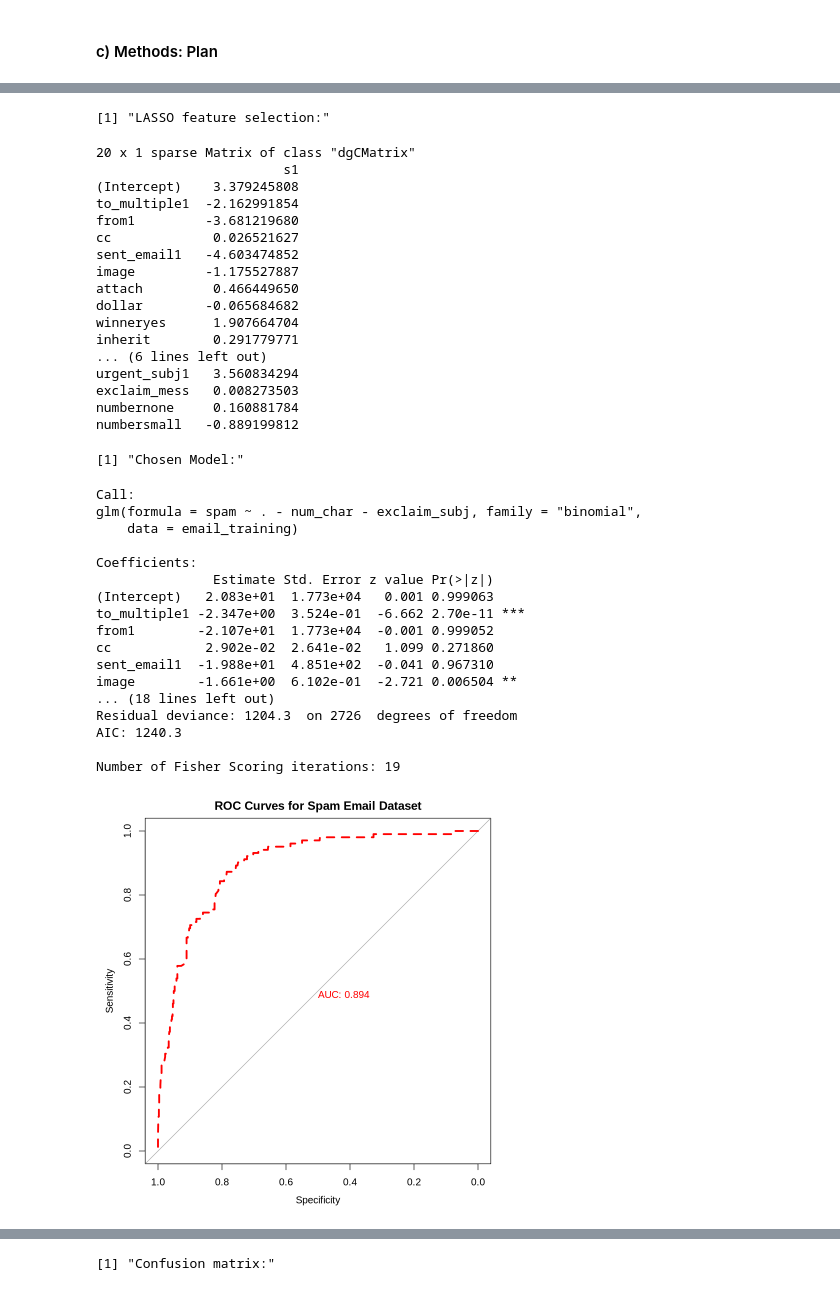
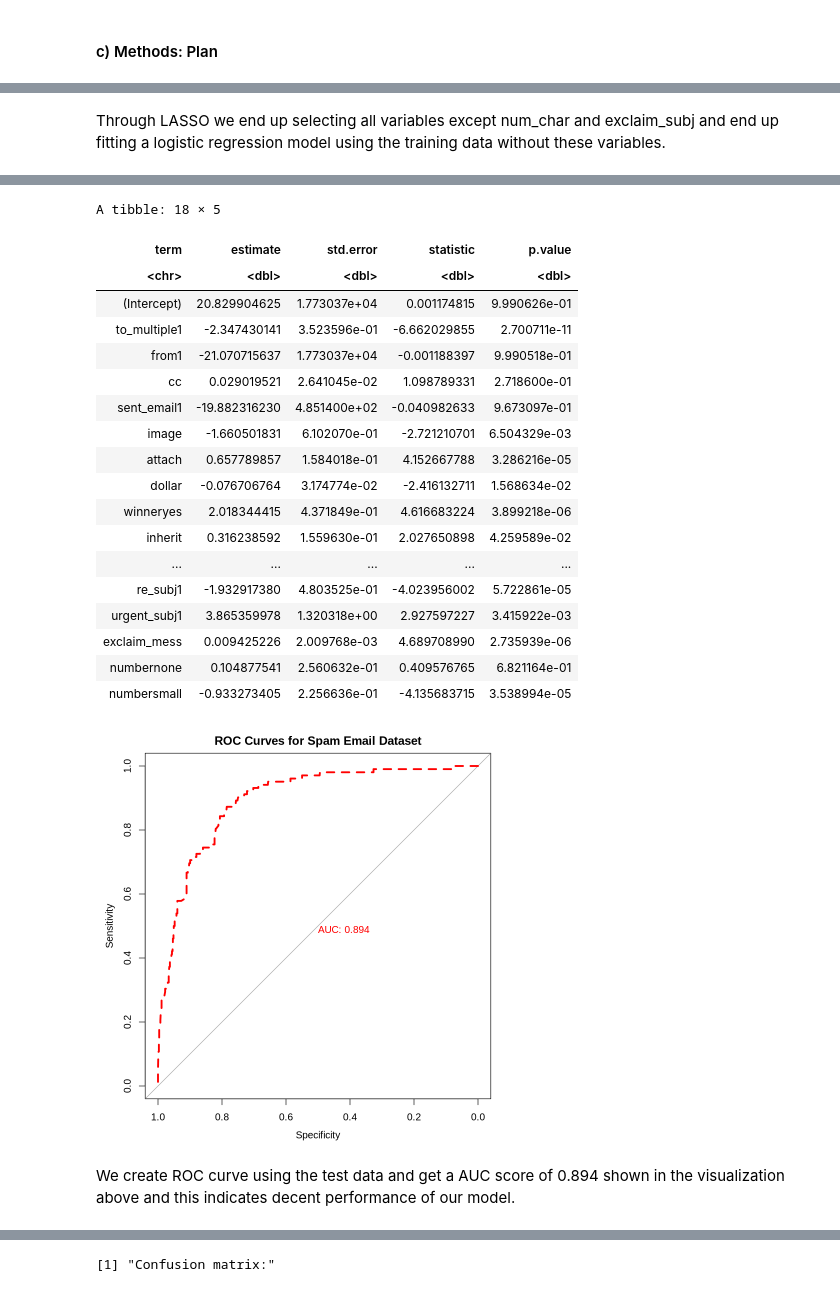
Before and after one commit to yukihuang7777/STAT301_final_project, a Jupyter notebook: Final Project.ipynb, the cells around one changed output, grey strips where cells are left out. Cells and saved outputs as stored; diff of their text form; code cells hidden in the pictures.

```diff
--- a/Final Project.ipynb
+++ b/Final Project.ipynb
@@ -198,0 +226,6 @@ Setting direction: controls < cases
+# %% [markdown]
+Through LASSO we end up selecting all variables except num_char and exclaim_subj and end up fitting a logistic regression model using the training data without these variables.
+# %%
+chosen_model = glm(spam ~ . - num_char - exclaim_subj, data = email_training, family = "binomial")
+tidy(chosen_model)
+# %% [output]
@@ -199,47 +234,28 @@ Setting direction: controls < cases
+A tibble: 18 × 5
+| term | estimate | std.error | statistic | p.value |
+| <chr> | <dbl> | <dbl> | <dbl> | <dbl> |
+| (Intercept) | 20.829904625 | 1.773037e+04 | 0.001174815 | 9.990626e-01 |
+| to_multiple1 | -2.347430141 | 3.523596e-01 | -6.662029855 | 2.700711e-11 |
+| from1 | -21.070715637 | 1.773037e+04 | -0.001188397 | 9.990518e-01 |
+| cc | 0.029019521 | 2.641045e-02 | 1.098789331 | 2.718600e-01 |
+| sent_email1 | -19.882316230 | 4.851400e+02 | -0.040982633 | 9.673097e-01 |
+| image | -1.660501831 | 6.102070e-01 | -2.721210701 | 6.504329e-03 |
+| attach | 0.657789857 | 1.584018e-01 | 4.152667788 | 3.286216e-05 |
+| dollar | -0.076706764 | 3.174774e-02 | -2.416132711 | 1.568634e-02 |
+| winneryes | 2.018344415 | 4.371849e-01 | 4.616683224 | 3.899218e-06 |
+| inherit | 0.316238592 | 1.559630e-01 | 2.027650898 | 4.259589e-02 |
+| ... | ... | ... | ... | ... |
+| re_subj1 | -1.932917380 | 4.803525e-01 | -4.023956002 | 5.722861e-05 |
+| urgent_subj1 | 3.865359978 | 1.320318e+00 | 2.927597227 | 3.415922e-03 |
+| exclaim_mess | 0.009425226 | 2.009768e-03 | 4.689708990 | 2.735939e-06 |
+| numbernone | 0.104877541 | 2.560632e-01 | 0.409576765 | 6.821164e-01 |
+| numbersmall | -0.933273405 | 2.256636e-01 | -4.135683715 | 3.538994e-05 |
 # %%
-print("LASSO feature selection:")
-coef(email_cv_lambda_LASSO, s = "lambda.min")
+# All group members developed this code together with the guidance of tutorial 10
 
-print("Chosen Model:")
-summary(chosen_model)
-
-
+# plot ROC curve
 plot(roc_glm, print.auc = TRUE, col = "red", lwd = 3, lty = 2, main = "ROC Curves for Spam Email Dataset")
 # %% [output]
-[1] "LASSO feature selection:"
-20 x 1 sparse Matrix of class "dgCMatrix"
-                        s1
-(Intercept)    3.379245808
-to_multiple1  -2.162991854
-from1         -3.681219680
-cc             0.026521627
-sent_email1   -4.603474852
-image         -1.175527887
-attach         0.466449650
-dollar        -0.065684682
-winneryes      1.907664704
-inherit        0.291779771
-... (6 lines left out)
-urgent_subj1   3.560834294
-exclaim_mess   0.008273503
-numbernone     0.160881784
-numbersmall   -0.889199812
-[1] "Chosen Model:"
-Call:
-glm(formula = spam ~ . - num_char - exclaim_subj, family = "binomial",
-    data = email_training)
-
-Coefficients:
-               Estimate Std. Error z value Pr(>|z|)
-(Intercept)   2.083e+01  1.773e+04   0.001 0.999063
-to_multiple1 -2.347e+00  3.524e-01  -6.662 2.70e-11 ***
-from1        -2.107e+01  1.773e+04  -0.001 0.999052
-cc            2.902e-02  2.641e-02   1.099 0.271860
-sent_email1  -1.988e+01  4.851e+02  -0.041 0.967310
-image        -1.661e+00  6.102e-01  -2.721 0.006504 **
-... (18 lines left out)
-Residual deviance: 1204.3  on 2726  degrees of freedom
-AIC: 1240.3
-
-Number of Fisher Scoring iterations: 19
 [figure]
+# %% [markdown]
+We create ROC curve using the test data and get a AUC score of 0.894 shown in the visualization above and this indicates decent performance of our model.
```
Also changed, not shown: parts of 12 cells of this notebook.
